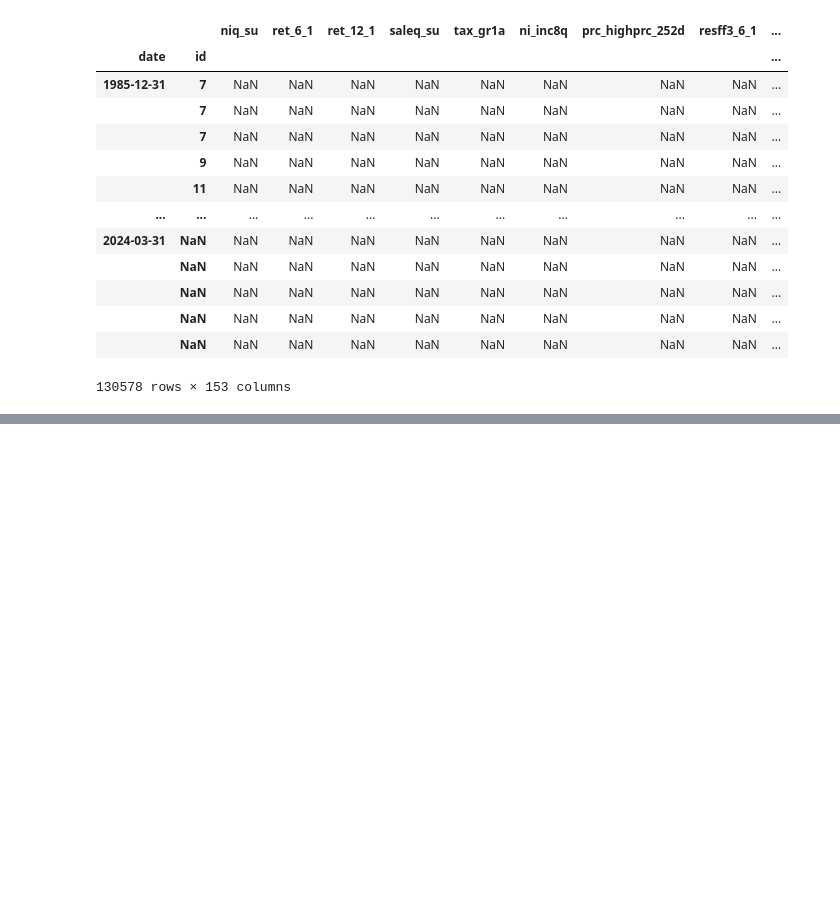
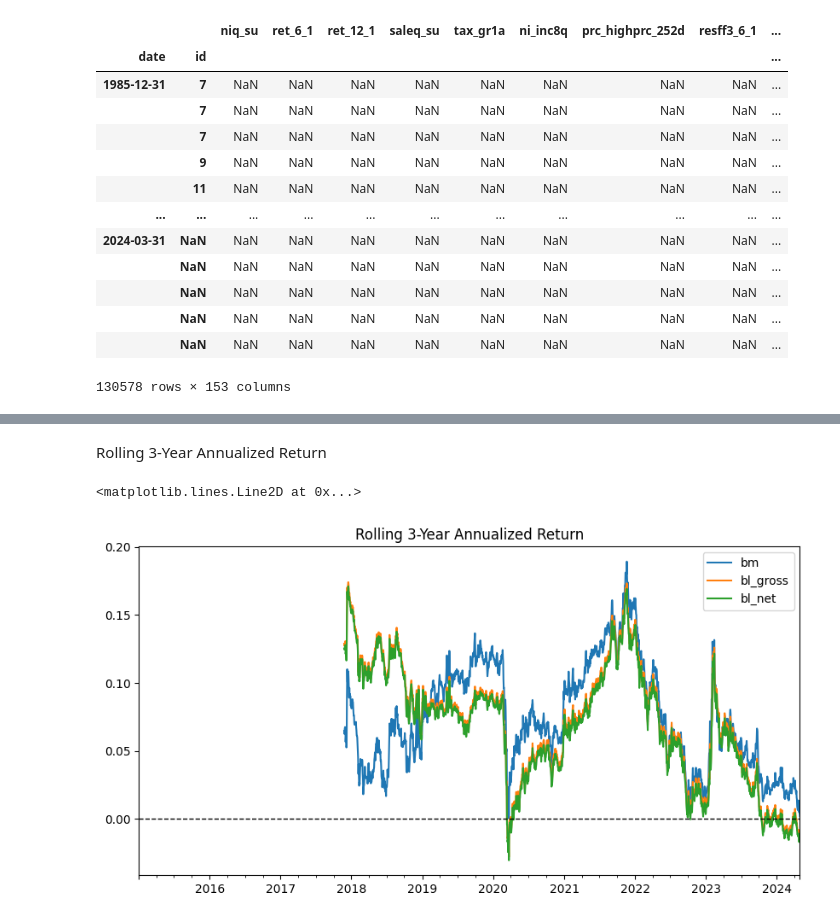
Before and after one commit to ljkane/qpmwp-course, a Jupyter notebook: assignments/assignment_5.ipynb, the cells around one changed output, grey strips where cells are left out. Saved outputs shown, nothing was run; the diff lists cells and outputs as text; code cells hidden in the pictures; blank space fills up the shorter version.

```diff
--- a/assignments/assignment_5.ipynb
+++ b/assignments/assignment_5.ipynb
@@ -429,0 +587,9 @@ Performance metrics for bl_mom_net
+# %% [markdown]
+Rolling 3-Year Annualized Return
+# %%
+rolling_returns = sim.rolling(window=252*3).apply(lambda x: (1 + x).prod() ** (1/3) - 1)
+rolling_returns.plot(figsize=(10, 5), title="Rolling 3-Year Annualized Return")
+plt.axhline(0, color='black', linestyle='--', lw=1)
+# %% [output]
+<matplotlib.lines.Line2D at 0x...>
+[figure, added]
```
Also changed, not shown: parts of 48 cells of this notebook, 11 other files.
